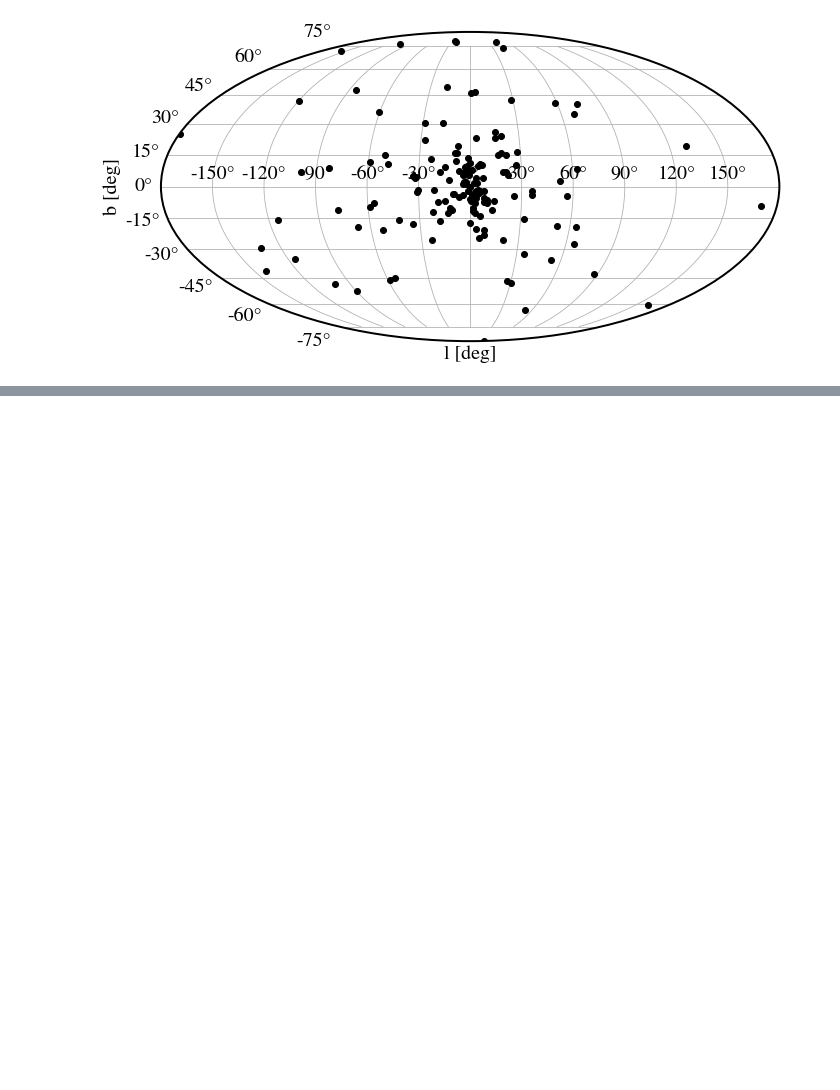
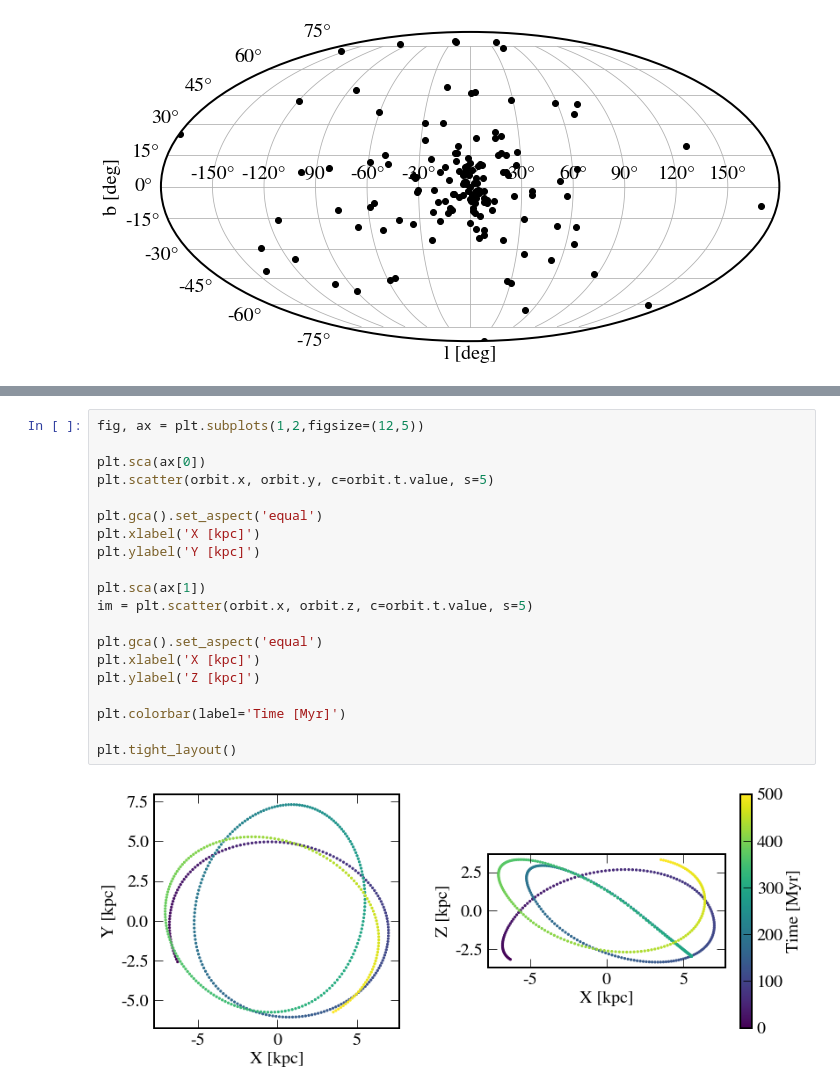
Before and after one commit to abonaca/stream_impacts, a Jupyter notebook: notebooks/plotting_globular_clusters.ipynb, the cells around one changed output, grey strips where cells are left out. Cells and saved outputs as stored; diff of their text form; blank space fills up the shorter version.

```diff
--- a/notebooks/plotting_globular_clusters.ipynb
+++ b/notebooks/plotting_globular_clusters.ipynb
@@ -196,0 +305,22 @@ plt.tight_layout()
+# %%
+fig, ax = plt.subplots(1,2,figsize=(12,5))
+
+plt.sca(ax[0])
+plt.scatter(orbit.x, orbit.y, c=orbit.t.value, s=5)
+
+plt.gca().set_aspect('equal')
+plt.xlabel('X [kpc]')
+plt.ylabel('Y [kpc]')
+
+plt.sca(ax[1])
+im = plt.scatter(orbit.x, orbit.z, c=orbit.t.value, s=5)
+
+plt.gca().set_aspect('equal')
+plt.xlabel('X [kpc]')
+plt.ylabel('Z [kpc]')
+
+plt.colorbar(label='Time [Myr]')
+
+plt.tight_layout()
+# %% [output]
+[figure, added]
```
Also changed, not shown: parts of 22 cells of this notebook.
